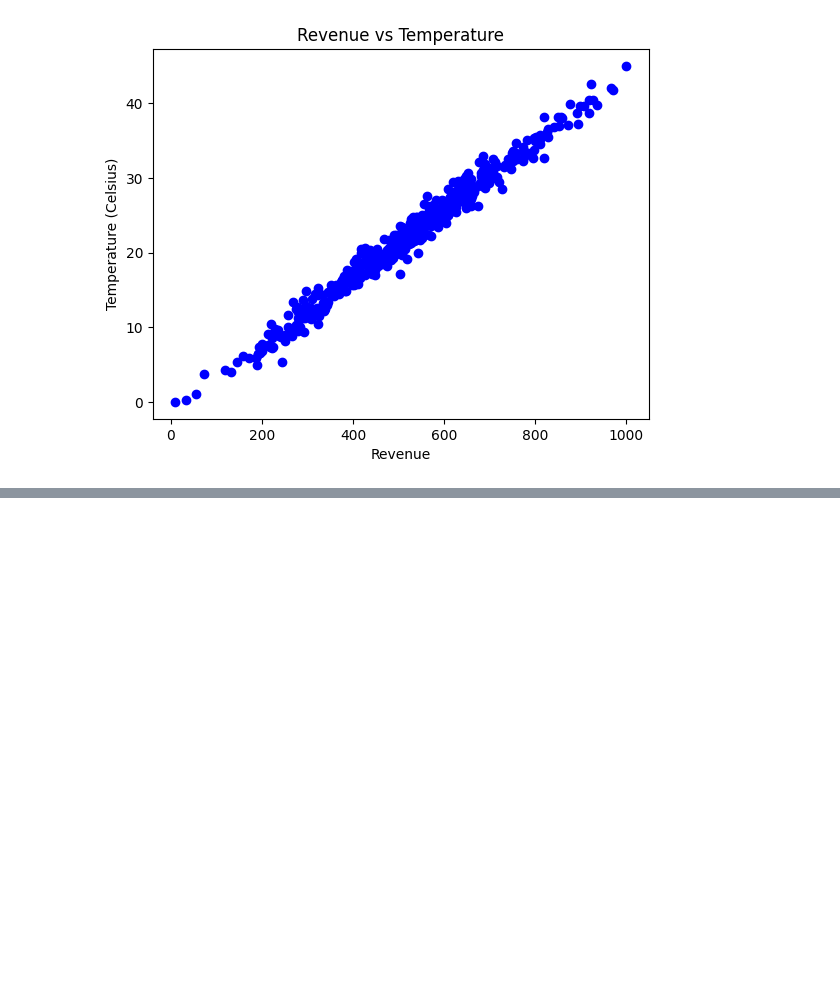
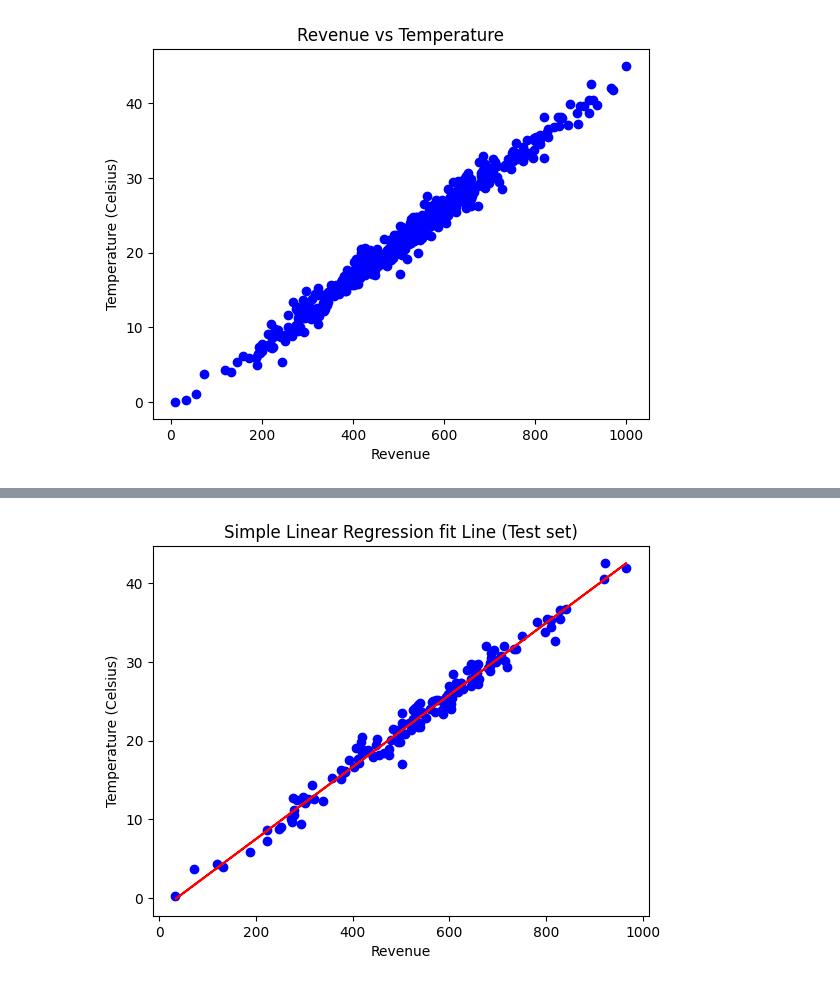
Before and after one commit to gps-stellar/Simple-Regression-Models, a Jupyter notebook: Simple_Linear_Regression.ipynb, the cells around one changed output, grey strips where cells are left out. Saved outputs shown, nothing was run; the diff lists cells and outputs as text; code cells hidden in the pictures; blank space fills up the shorter version.

```diff
--- a/Simple_Linear_Regression.ipynb
+++ b/Simple_Linear_Regression.ipynb
@@ -106,0 +191,9 @@ plt.show()
+# %%
+plt.scatter(X_test,y_test, color="blue")
+plt.plot(X_test, lin_regr.coef_ * X_test + lin_regr.intercept_, color="red")
+plt.title("Simple Linear Regression fit Line (Test set)")
+plt.xlabel("Revenue")
+plt.ylabel("Temperature (Celsius)")
+plt.show()
+# %% [output]
+[figure, added]
```
Also changed, not shown: parts of 20 cells of this notebook.
